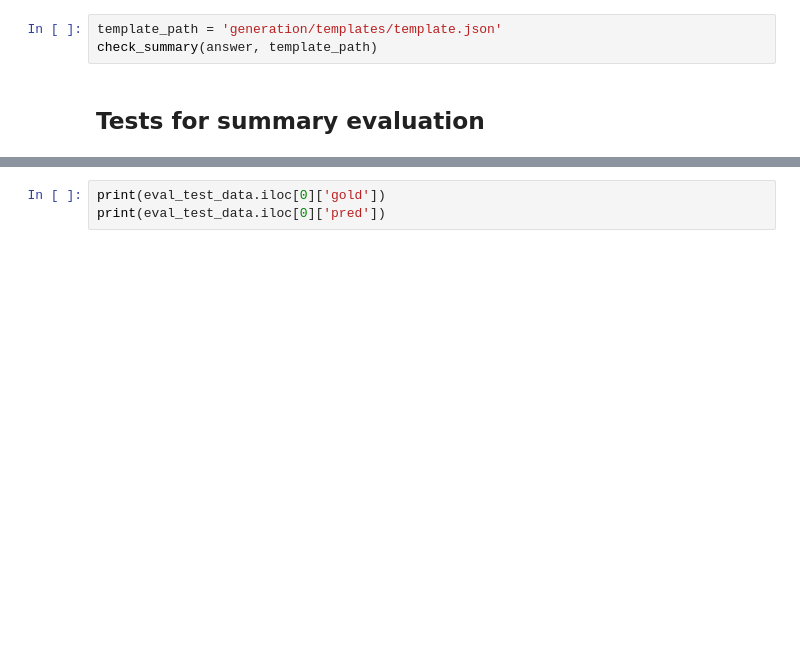
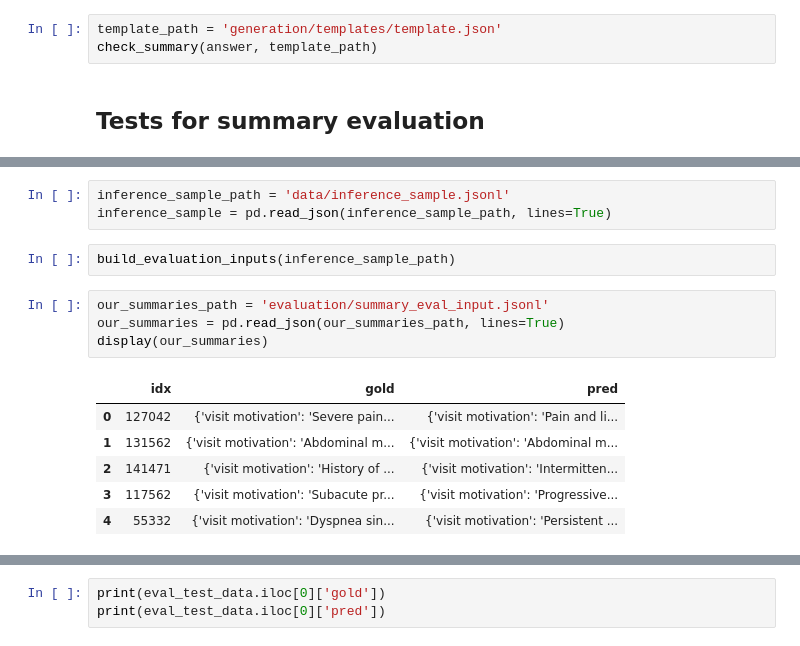
Before and after one commit to EPFL-IC-Make-Team/medinote, a Jupyter notebook: eval_tests.ipynb, the cells around one changed output, grey strips where cells are left out. Saved outputs shown, nothing was run; the diff lists cells and outputs as text; blank space fills up the shorter version.

```diff
--- a/eval_tests.ipynb
+++ b/eval_tests.ipynb
@@ -134,0 +181,16 @@ display(by_keys)
+# %%
+inference_sample_path = 'data/inference_sample.jsonl'
+inference_sample = pd.read_json(inference_sample_path, lines=True)
+# %%
+build_evaluation_inputs(inference_sample_path)
+# %%
+our_summaries_path = 'evaluation/summary_eval_input.jsonl'
+our_summaries = pd.read_json(our_summaries_path, lines=True)
+display(our_summaries)
+# %% [output]
+|  | idx | gold | pred |
+| 0 | 127042 | {'visit motivation': 'Severe pain... | {'visit motivation': 'Pain and li... |
+| 1 | 131562 | {'visit motivation': 'Abdominal m... | {'visit motivation': 'Abdominal m... |
+| 2 | 141471 | {'visit motivation': 'History of ... | {'visit motivation': 'Intermitten... |
+| 3 | 117562 | {'visit motivation': 'Subacute pr... | {'visit motivation': 'Progressive... |
+| 4 | 55332 | {'visit motivation': 'Dyspnea sin... | {'visit motivation': 'Persistent ... |
```
Also changed, not shown: parts of 6 cells of this notebook, 3 other files.
